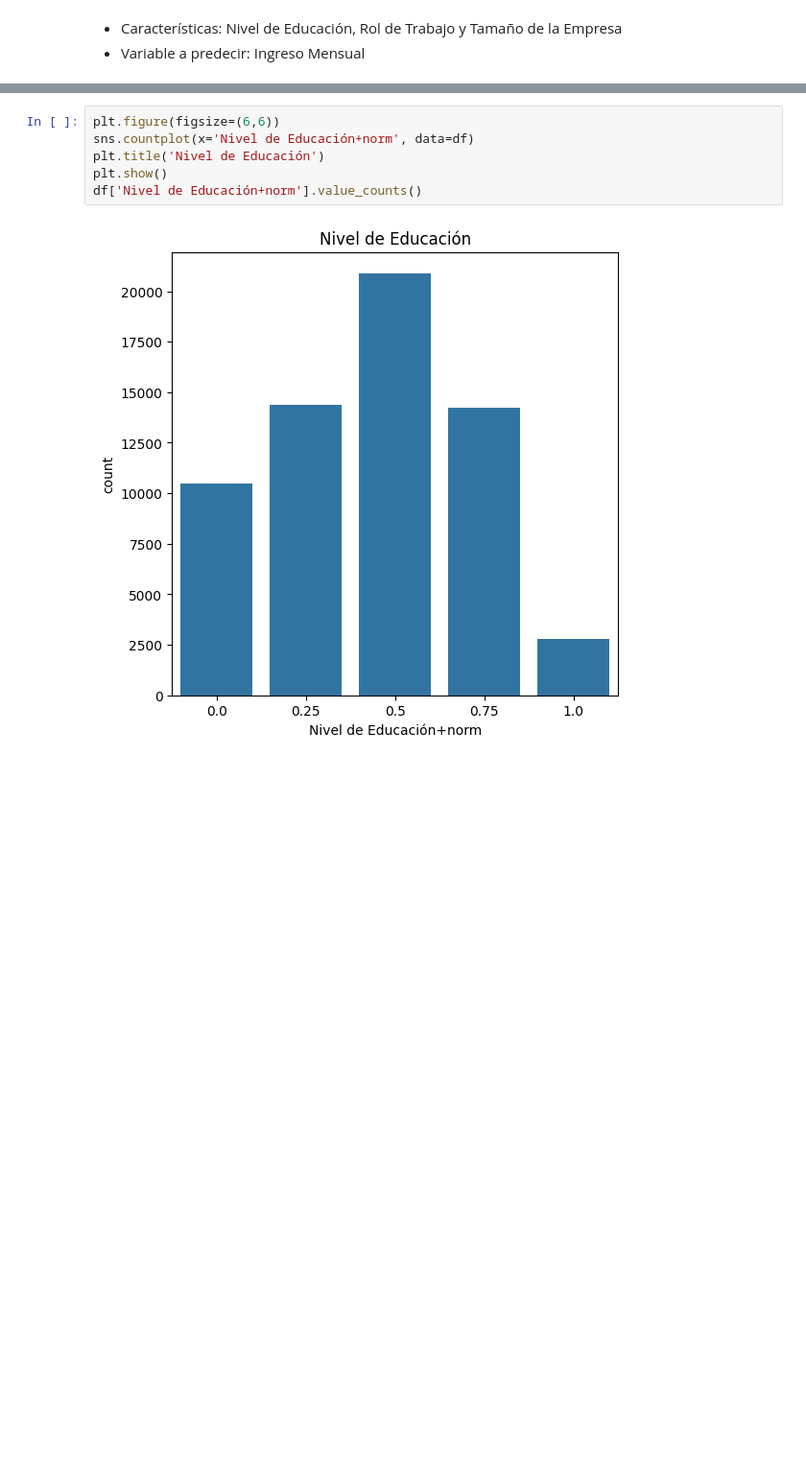
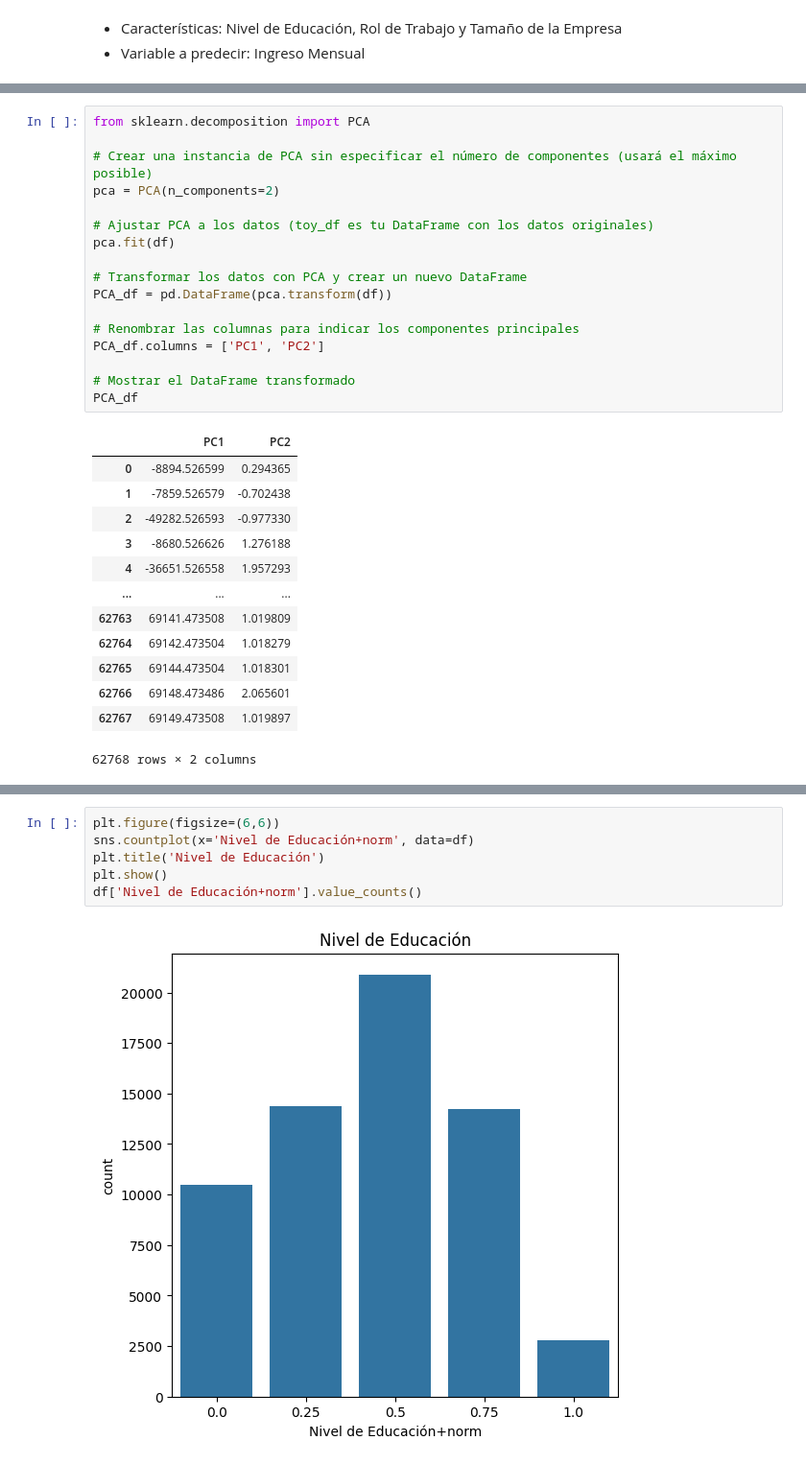
Before and after one commit to equipoPI/EDADesersionEmpleados, a Jupyter notebook: ComparativaAlgoritmos.ipynb, the cells around one changed output, grey strips where cells are left out. Shown at 96% size. Cells and saved outputs as stored; diff of their text form; blank space fills up the shorter version.

```diff
--- a/ComparativaAlgoritmos.ipynb
+++ b/ComparativaAlgoritmos.ipynb
@@ -33,0 +105,31 @@ memory usage: 33.5 MB
+# %%
+from sklearn.decomposition import PCA
+
+# Crear una instancia de PCA sin especificar el número de componentes (usará el máximo posible)
+pca = PCA(n_components=2)
+
+# Ajustar PCA a los datos (toy_df es tu DataFrame con los datos originales)
+pca.fit(df)
+
+# Transformar los datos con PCA y crear un nuevo DataFrame
+PCA_df = pd.DataFrame(pca.transform(df))
+
+# Renombrar las columnas para indicar los componentes principales
+PCA_df.columns = ['PC1', 'PC2']
+
+# Mostrar el DataFrame transformado
+PCA_df
+# %% [output]
+|  | PC1 | PC2 |
+| 0 | -8894.526599 | 0.294365 |
+| 1 | -7859.526579 | -0.702438 |
+| 2 | -49282.526593 | -0.977330 |
+| 3 | -8680.526626 | 1.276188 |
+| 4 | -36651.526558 | 1.957293 |
+| ... | ... | ... |
+| 62763 | 69141.473508 | 1.019809 |
+| 62764 | 69142.473504 | 1.018279 |
+| 62765 | 69144.473504 | 1.018301 |
+| 62766 | 69148.473486 | 2.065601 |
+| 62767 | 69149.473508 | 1.019897 |
+62768 rows × 2 columns
```
Also changed, not shown: parts of 65 cells of this notebook.
